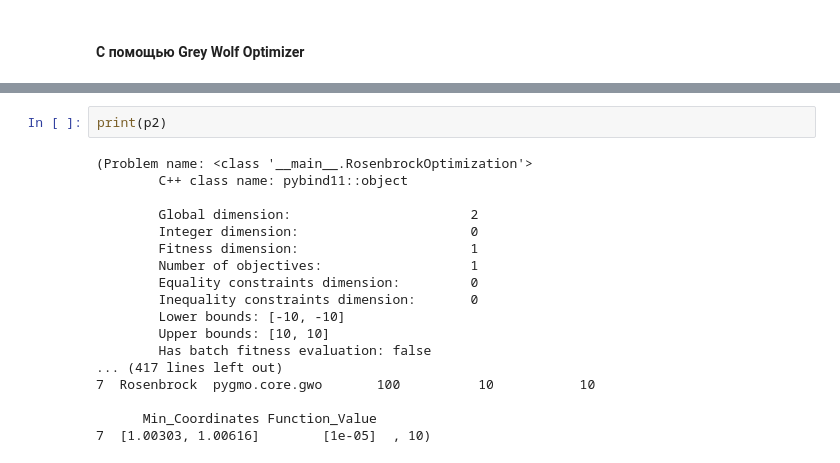
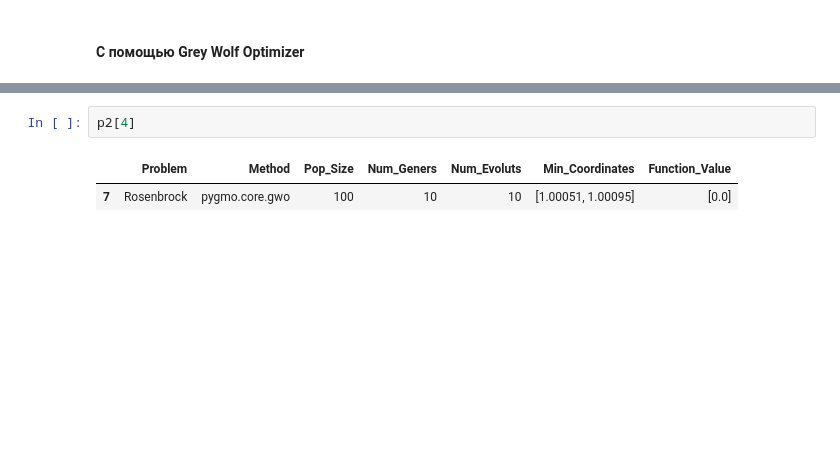
Before and after one commit to paveladim/ml-mai-2023, a Jupyter notebook: LabWork2/lab_work_2.ipynb, the cells around one changed output, grey strips where cells are left out. Saved outputs shown, nothing was run; the diff lists cells and outputs as text; blank space fills up the shorter version.

```diff
--- a/LabWork2/lab_work_2.ipynb
+++ b/LabWork2/lab_work_2.ipynb
@@ -159,20 +168,5 @@ plot(rosenbrock_function, p2, number_of_evolutions)
-# %%
-print(p2)
-# %% [output]
-(Problem name: <class '__main__.RosenbrockOptimization'>
-        C++ class name: pybind11::object
-
-        Global dimension:                       2
-        Integer dimension:                      0
-        Fitness dimension:                      1
-        Number of objectives:                   1
-        Equality constraints dimension:         0
-        Inequality constraints dimension:       0
-        Lower bounds: [-10, -10]
-        Upper bounds: [10, 10]
-        Has batch fitness evaluation: false
-... (417 lines left out)
-7  Rosenbrock  pygmo.core.gwo       100          10           10
-
-      Min_Coordinates Function_Value
-7  [1.00303, 1.00616]        [1e-05]  , 10)
+# %%
+p2[4]
+# %% [output]
+|  | Problem | Method | Pop_Size | Num_Geners | Num_Evoluts | Min_Coordinates | Function_Value |
+| 7 | Rosenbrock | pygmo.core.gwo | 100 | 10 | 10 | [1.00051, 1.00095] | [0.0] |
```
Also changed, not shown: parts of 10 cells of this notebook.
